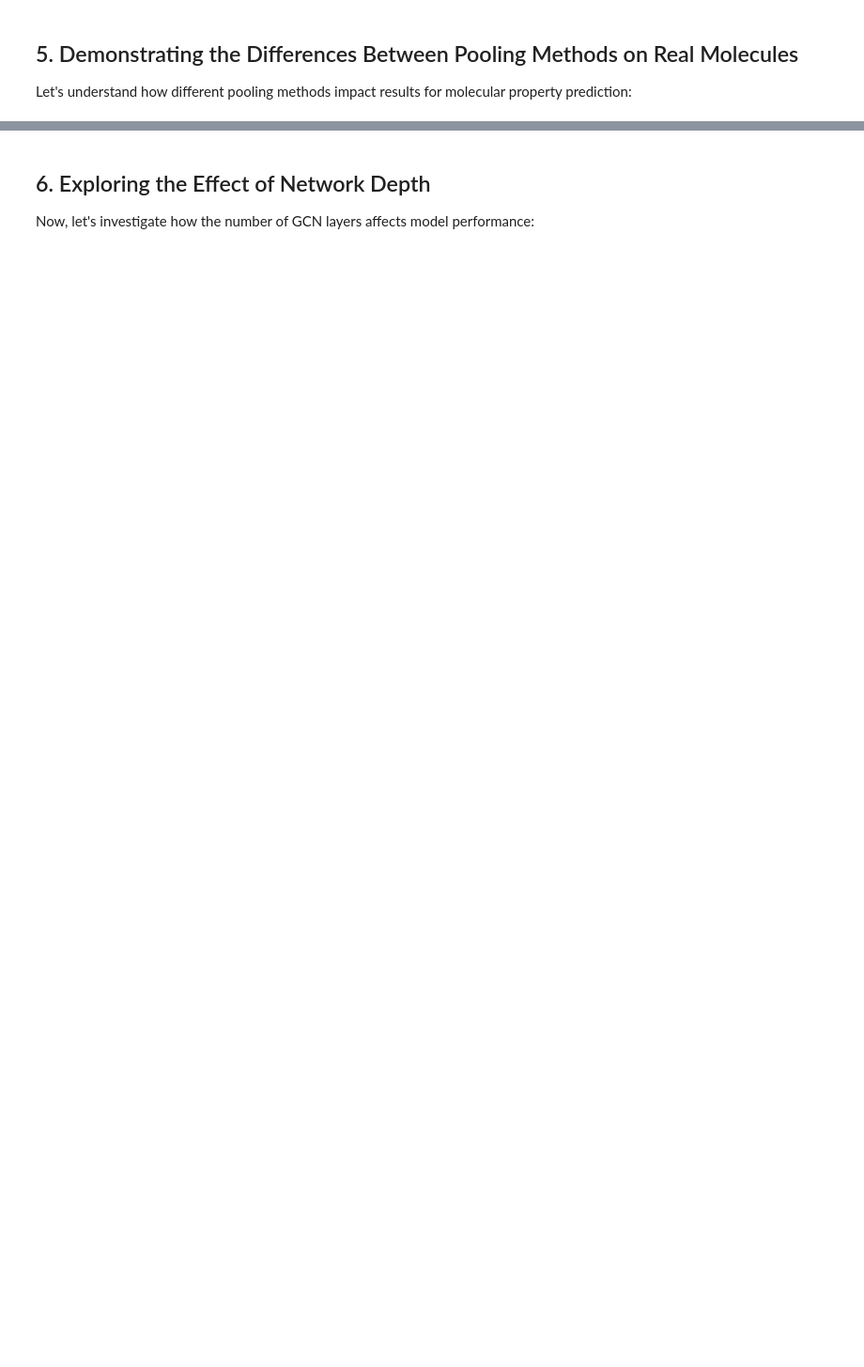
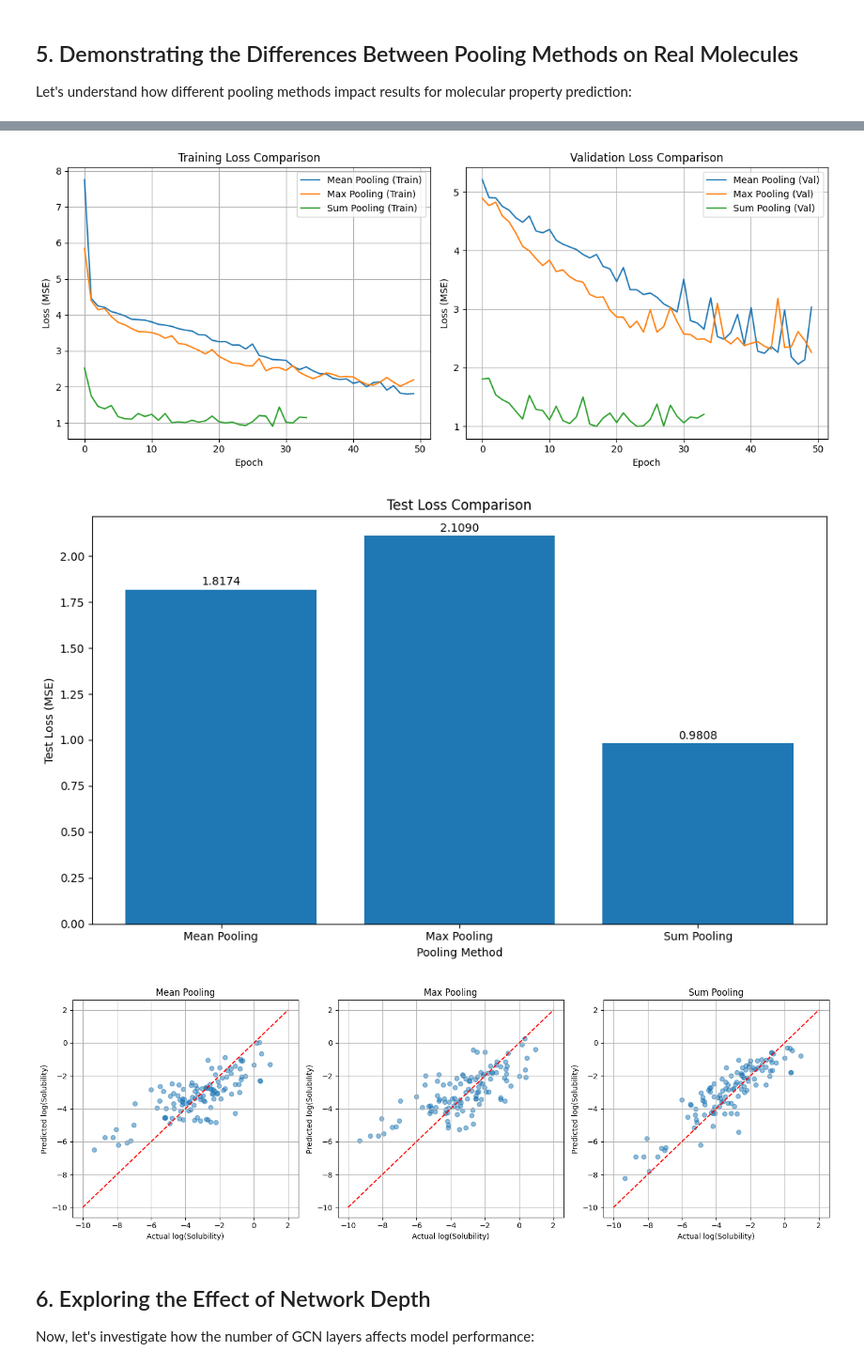
Before and after one commit to HFooladi/GNNs-For-Chemists, a Jupyter notebook: notebooks/04_GNN_GCN.ipynb, the cells around one changed output, grey strips where cells are left out. Shown at 94% size. Saved outputs shown, nothing was run; the diff lists cells and outputs as text; code cells hidden in the pictures; blank space fills up the shorter version.

```diff
--- a/notebooks/04_GNN_GCN.ipynb
+++ b/notebooks/04_GNN_GCN.ipynb
@@ -466,7 +495,7 @@ def train_and_evaluate(model, optimizer, criterion, train_loader, val_loader, te
     train_losses = []
     val_losses = []
     best_val_loss = float('inf')
-    patience = 5
+    patience = 10
     patience_counter = 0
 
     for epoch in range(1, epochs+1):
@@ -476,7 +505,7 @@ def train_and_evaluate(model, optimizer, criterion, train_loader, val_loader, te
         for data in train_loader:
             data = data.to(device)
             optimizer.zero_grad()
-            out = model(data.x, data.edge_index, data.batch)
+            out = model(data.x.float(), data.edge_index, data.batch)
             loss = criterion(out, data.y)
             loss.backward()
             optimizer.step()
@@ -491,7 +520,7 @@ def train_and_evaluate(model, optimizer, criterion, train_loader, val_loader, te
         with torch.no_grad():
             for data in val_loader:
                 data = data.to(device)
-                out = model(data.x, data.edge_index, data.batch)
+                out = model(data.x.float(), data.edge_index, data.batch)
                 loss = criterion(out, data.y)
                 val_loss += loss.item() * data.num_graphs
 
@@ -529,7 +558,7 @@ def train_and_evaluate(model, optimizer, criterion, train_loader, val_loader, te
     with torch.no_grad():
         for data in test_loader:
             data = data.to(device)
-            out = model(data.x, data.edge_index, data.batch)
+            out = model(data.x.float(), data.edge_index, data.batch)
             loss = criterion(out, data.y)
             test_loss += loss.item() * data.num_graphs
             test_preds.append(out.cpu())
@@ -639,3 +668,4 @@ for i, (name, result) in enumerate(pooling_results.items()):
 
 plt.tight_layout()
 plt.show()
+# %% [output]
@@ -642,3 +689,6 @@ plt.show()
+[figure, added]
+[figure, added]
+[figure, added]
 # %% [markdown]
 ## 6. Exploring the Effect of Network Depth
 
```
Also changed, not shown: parts of 18 cells of this notebook.
